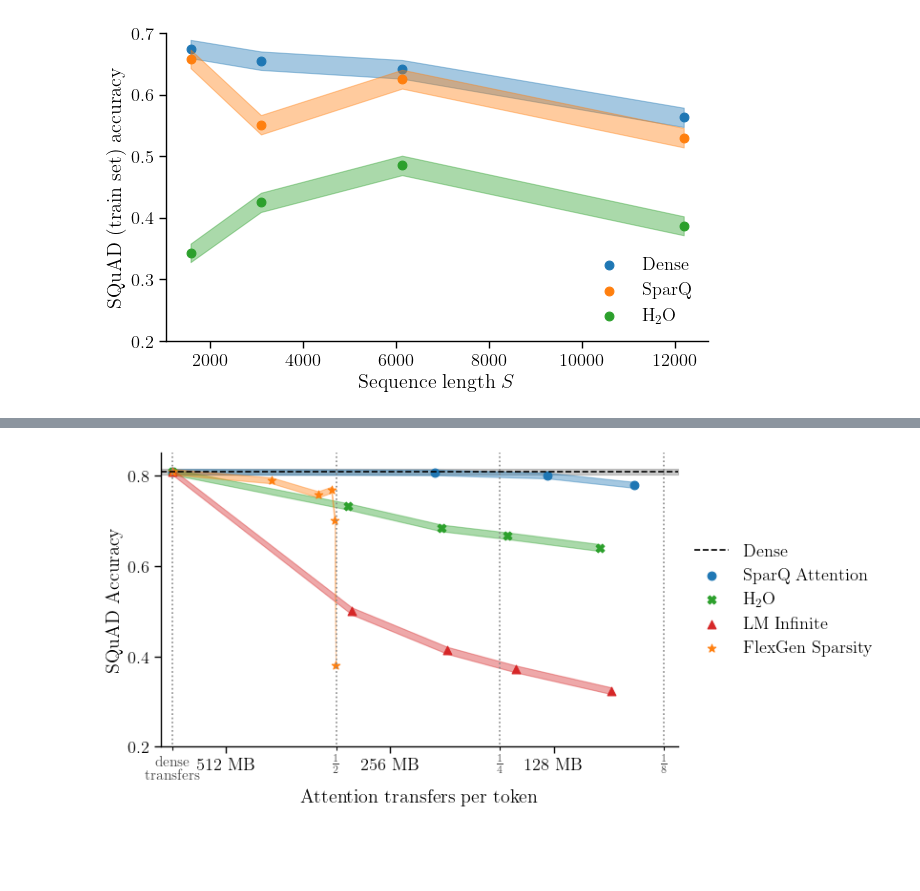
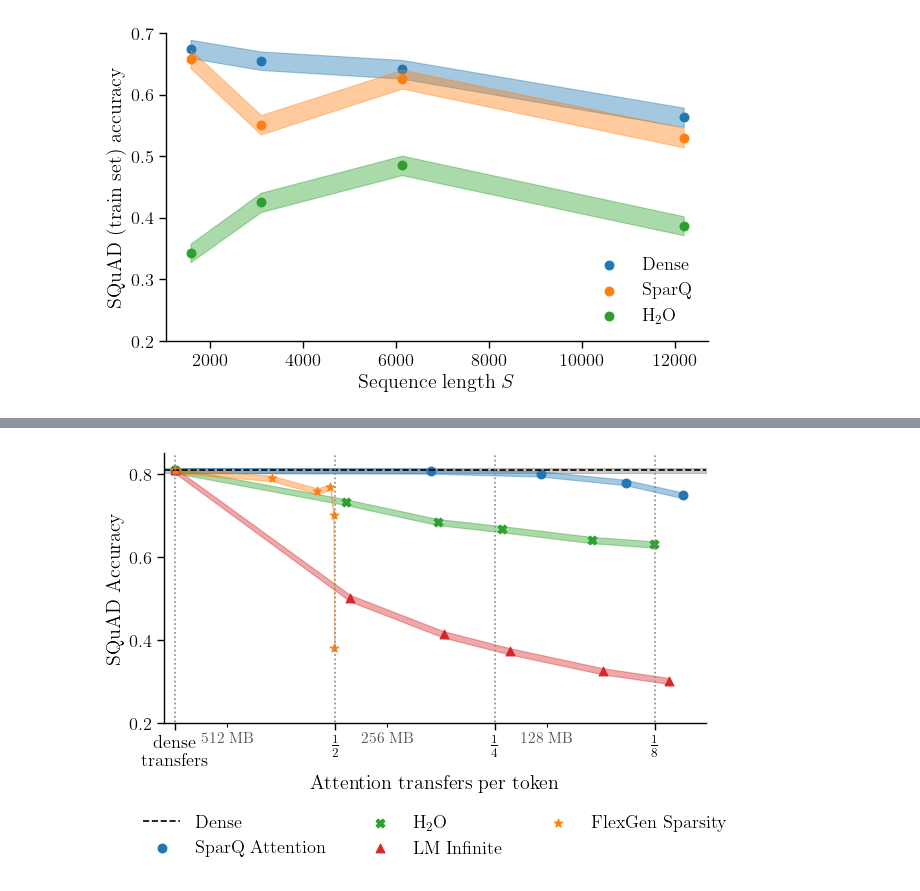
Before and after one commit to graphcore-research/llm-inference-research, a Jupyter notebook: 2023-sparse-attention/rmoe-84-paper/FiguresDO.ipynb, the cells around one changed output, grey strips where cells are left out. Drawn from its saved outputs; the diff is of its cells as text; code cells hidden in the pictures; blank space fills up the shorter version.

Commit message:
Update figures

```diff
--- a/2023-sparse-attention/rmoe-84-paper/FiguresDO.ipynb
+++ b/2023-sparse-attention/rmoe-84-paper/FiguresDO.ipynb
@@ -28,7 +30,7 @@ def load_one(run: wandb.apis.public.Run) -> Dict[str, Any]:
     llama_eviction_bug_commits = {"12d9e3b7228c1e166f614f5acdd8a205e27236a4", "3f4fd0fa4f4b6bd119945c3e5f09028c1e569ca3"}
     if "count" in run.summary:
         task = run.config["task"]["name"]
-        model = run.config["model"].split("/")[1].replace("-hf", "").lower()
+        model = run.config["model"].split("/")[1].replace("-hf", "").replace("-v0.1", "").lower()
         mc = run.summary["model_config"]
         score_key = dict(
             squad="match",
@@ -49,7 +51,8 @@ def load_one(run: wandb.apis.public.Run) -> Dict[str, Any]:
             confusion_contexts=run.config["task"].get("confusion_contexts"),
             wikitext_bugfix=run.config["code_changes"].get("forced-sample-no-specials", False),
             model=model,
-            n_heads=mc["num_attention_heads"] * mc["num_hidden_layers"],
+            # n_heads=mc["num_attention_heads"] * mc["num_hidden_layers"],
+            n_kv_heads=mc.get("num_key_value_heads", mc["num_attention_heads"]) * mc["num_hidden_layers"],
             head_size=mc["hidden_size"]//mc["num_attention_heads"],
             **sparsity,
             prefill_length=run.summary["prefill_length"],
@@ -99,7 +102,7 @@ def memory_transfers_attention_only(s: pd.Series, count_kv: bool = True, count_i
     else:
         assert False, s["name"]
 
-    return (count_kv * kv_elements + count_index * index_elements) * s["n_heads"]
+    return (count_kv * kv_elements + count_index * index_elements) * s["n_kv_heads"]
 
 def add_dense_as_sparse(df: pd.DataFrame) -> pd.DataFrame:
     """Add 'dense' as if it were a sparse technique.
@@ -303,17 +306,23 @@ plt.savefig(f"out/sequence_length_scaling.pdf", bbox_inches="tight")
 # %%
 df = (
     pd.concat([
+        # General
         load_sweep("RMOE-68-workshop-sweep").pipe(lambda d: d[d.model!="llama-2-13b"]),
+        load_sweep("RMOE-68-lower-r"),
+        load_sweep("RMOE-68-llama-7b-reruns-with-fix"),
         load_sweep("RMOE-71-ablations-main-sweep-top-k-sparse-attention"),
-        load_sweep("RMOE-68-llama-7b-reruns-with-fix"),
+        # Llama 13B
         load_sweep("RMOE-77-larger-models-a100"),
         load_sweep("RMOE-77-larger-models-a100-rerun-wikitext"),
+        load_sweep("RMOE-77-larger-models-a100-lower-r"),
+        # Mistral
+        load_sweep("RMOE-74-mistral-full-sweep"),
     ]).reset_index(drop=True)
     .pipe(lambda d: d.assign(transfers=d.apply(memory_transfers_attention_only, axis=1)))
     .pipe(lambda d: d[(d.task != "wikitext_bpc") | (~d.model.isin(["llama-2-13b", "llama-2-7b"])) | d.wikitext_bugfix])
     .pipe(lambda d: d[(d.name != "ann") | (d.k == 128)])
-    .pipe(lambda d: d[(~d.name.isin(["eviction", "local"])) | (d.k >= 256)])
-    .pipe(lambda d: d.assign(rank=None))
+    .pipe(lambda d: d[d["rank"] != 12])
+    .pipe(lambda d: d[(~d.name.isin(["eviction", "local"])) | (d.k >= 192)])
     [["task", "model", "name", "k", "rank", "transfers", "score", "score_stderr", "experiment"]]
 )
 df
@@ -348,7 +357,8 @@ def show_tradeoff(model: str, task: str, title: bool, xlabel: bool, ylabel: bool
         repetition=(0, 1.1),
     )[task]
     score_min, score_max = dense.score * rmin, dense.score * rmax
-    transfers_min, transfers_max = dense.transfers * 1.05, dense.transfers / 8.5
+    # transfers_min, transfers_max = dense.transfers * 1.05, dense.transfers / 8.5
+    transfers_min, transfers_max = dense.transfers * 1.05, dense.transfers / 10
     lo = dense.score - dense.score_stderr
     hi = dense.score + dense.score_stderr
     ax.fill_between([transfers_min, transfers_max], [lo, lo], [hi, hi], color="k", alpha=.2)
@@ -358,41 +368,45 @@ def show_tradeoff(model: str, task: str, title: bool, xlabel: bool, ylabel: bool
 
     for name, hue in name_to_hue.items():
         if name != "dense":
             d = g[g.name == name].sort_values("transfers")
             ax.fill_between(d.transfers, d.score - d.score_stderr, d.score + d.score_stderr, color=hue, alpha=.4)
             ax.scatter(d.transfers, d.score, color=hue, label=name_to_label[name], marker=name_to_marker[name], s=40)
     ax.set_xscale("log", base=2)
-    ax.xaxis.set_major_formatter(lambda x, _: f"{x/2**20:.0f} MB" if 2**20 <= x else f"1/{1/(x/2**20):.0f} MB")
     ax.set_xlim((transfers_min, transfers_max))
     ax.set_ylim((score_min, score_max))
     ax.yaxis.set_major_locator(matplotlib.ticker.MaxNLocator(nbins=5, steps=[1,2,3,5,10]))
     if vlineslabel:
         assert vlines[0] == 1
-        ax.xaxis.set_minor_locator(matplotlib.ticker.FixedLocator([dense.transfers / ratio for ratio in vlines]))
-        ax.tick_params(axis="x", which="minor", bottom=True, labelbottom=True, labelsize=11, labelcolor="#444")
+        ax.xaxis.set_major_locator(matplotlib.ticker.FixedLocator([dense.transfers / ratio for ratio in vlines]))
+        ax.tick_params(axis="x", which="minor", bottom=True, labelbottom=True, labelsize=11, labelcolor="#555")
         labels = ["dense\ntransfers"] + [f"$\\frac{{1}}{{{ratio}}}$" for ratio in vlines[1:]]
-        ax.xaxis.set_minor_formatter(lambda _, n: labels[n])
+        ax.xaxis.set_major_formatter(lambda _, n: labels[n])
+        ax.xaxis.set_minor_locator(matplotlib.ticker.LogLocator(base=2))
+        ax.xaxis.set_minor_formatter(lambda x, _: f"{x/2**20:.0f} MB" if 2**20 <= x else f"1/{1/(x/2**20):.0f} MB")
+    else:
+        ax.xaxis.set_major_formatter(lambda x, _: f"{x/2**20:.0f} MB" if 2**20 <= x else f"1/{1/(x/2**20):.0f} MB")
     if title:
-        ax.set_title(model.capitalize().replace("b", "B"), pad=12)
+        ax.set_title(model.capitalize().replace("b", "B").replace("-", " "), pad=12)
     if xlabel:
         ax.set_xlabel("Attention transfers per token")
     if model_label:
         ax.annotate(model, [transfers_min, score_min],
                     xytext=(5, 5), textcoords="offset points", va="bottom", ha="left", fontsize=12, alpha=.75)
     if ylabel:
         ax.set_ylabel(dict(squad="SQuAD Accuracy", cnn_dailymail="CNN/DailyMail ROUGE-L", triviaqa="TriviaQA Accuracy",
                            wikitext_bpc="WikiText-103 BPC", repetition="Repetition match length")[task])
     sns.despine(ax=ax)
 
 sns.set_context("paper", font_scale=1.5)
-plt.figure(figsize=(7, 4))
+plt.figure(figsize=(7, 3.5))
 ax = plt.gca()
 show_tradeoff("llama-2-13b", "squad", title=False, xlabel=True, ylabel=True, model_label=False, vlines=[1, 2, 4, 8], vlineslabel=True, ax=ax)
-ax.legend(frameon=False, bbox_to_anchor=(1.0, 0.5), loc="center left")
+# ax.legend(frameon=False, bbox_to_anchor=(1.0, 0.5), loc="center left")
+ax.legend(frameon=False, ncols=3, bbox_to_anchor=(0.0, -0.38, 1.0, 0.1), loc="upper center")
 ax.set_ylim((0.2, 0.85))
 plt.savefig(f"out/tradeoff_llama_squad.pdf", bbox_inches="tight")
 # %% [output]
-[figure, old version]
+[figure, new version]
 # %%
 def show_tradeoffs(models: List[str], tasks: List[str], size: Tuple[float, float]) -> np.ndarray:
     fig, axs = plt.subplots(len(tasks), len(models), figsize=(size[0]*len(models), size[1]*len(tasks)), squeeze=False)
```
Also changed, not shown: parts of 6 cells of this notebook.
